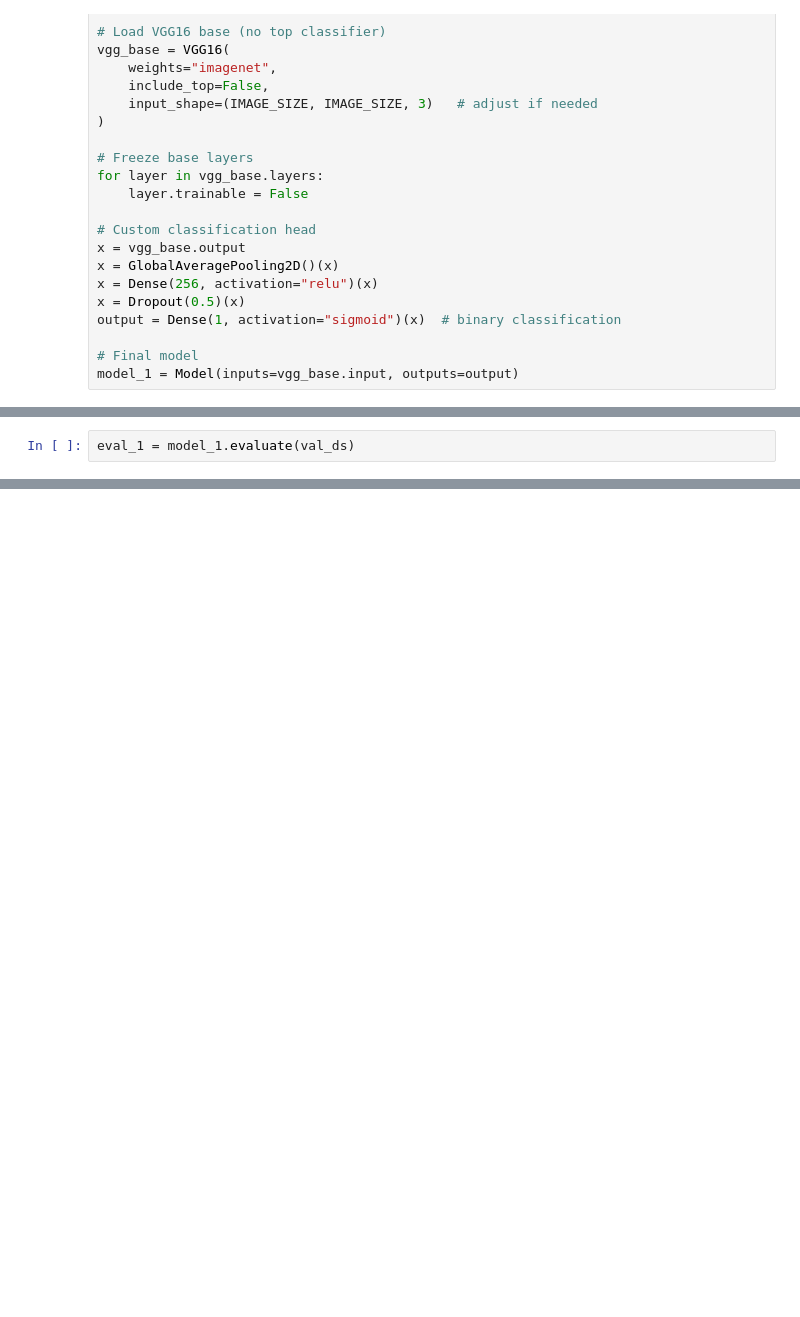
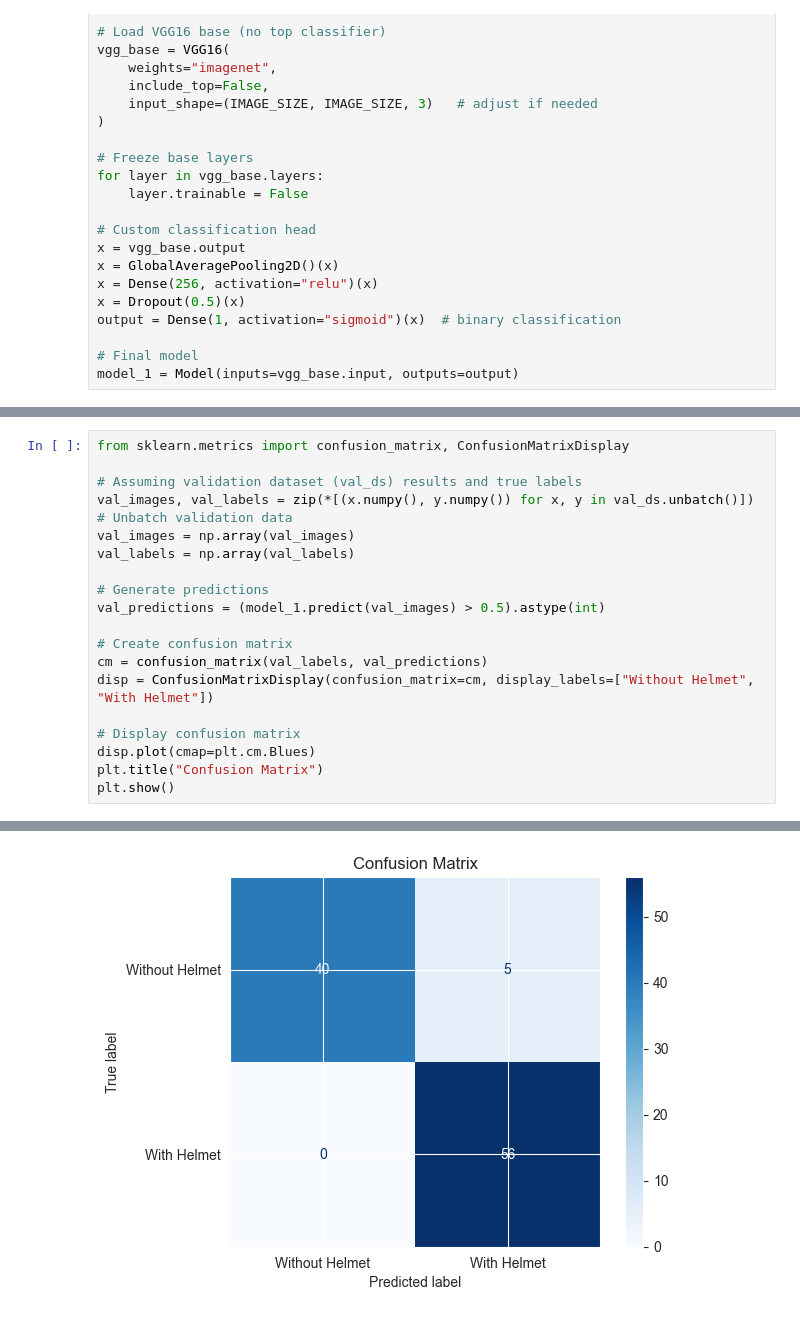
Before and after one commit to DanielLevenstein/Helmet_CNN_Model_Training_Notebooks, a Jupyter notebook: helmet_detection.v1.ipynb, the cells around one changed output, grey strips where cells are left out. Cells and saved outputs as stored; diff of their text form; blank space fills up the shorter version.

```diff
--- a/helmet_detection.v1.ipynb
+++ b/helmet_detection.v1.ipynb
@@ -262,3 +264,20 @@ WARNING:absl:You are saving your model as an HDF5 file via `model.save()` or `ke
 # %%
-eval_1 = model_1.evaluate(val_ds)
+from sklearn.metrics import confusion_matrix, ConfusionMatrixDisplay
+
+# Assuming validation dataset (val_ds) results and true labels
+val_images, val_labels = zip(*[(x.numpy(), y.numpy()) for x, y in val_ds.unbatch()])  # Unbatch validation data
+val_images = np.array(val_images)
+val_labels = np.array(val_labels)
+
+# Generate predictions
+val_predictions = (model_1.predict(val_images) > 0.5).astype(int)
+
+# Create confusion matrix
+cm = confusion_matrix(val_labels, val_predictions)
+disp = ConfusionMatrixDisplay(confusion_matrix=cm, display_labels=["Without Helmet", "With Helmet"])
+
+# Display confusion matrix
+disp.plot(cmap=plt.cm.Blues)
+plt.title("Confusion Matrix")
+plt.show()
 # %% [output]
@@ -266 +285,2 @@ eval_1 = model_1.evaluate(val_ds)
+[figure, added]
 # %%
```
Also changed, not shown: parts of 8 cells of this notebook, 5 other files.
